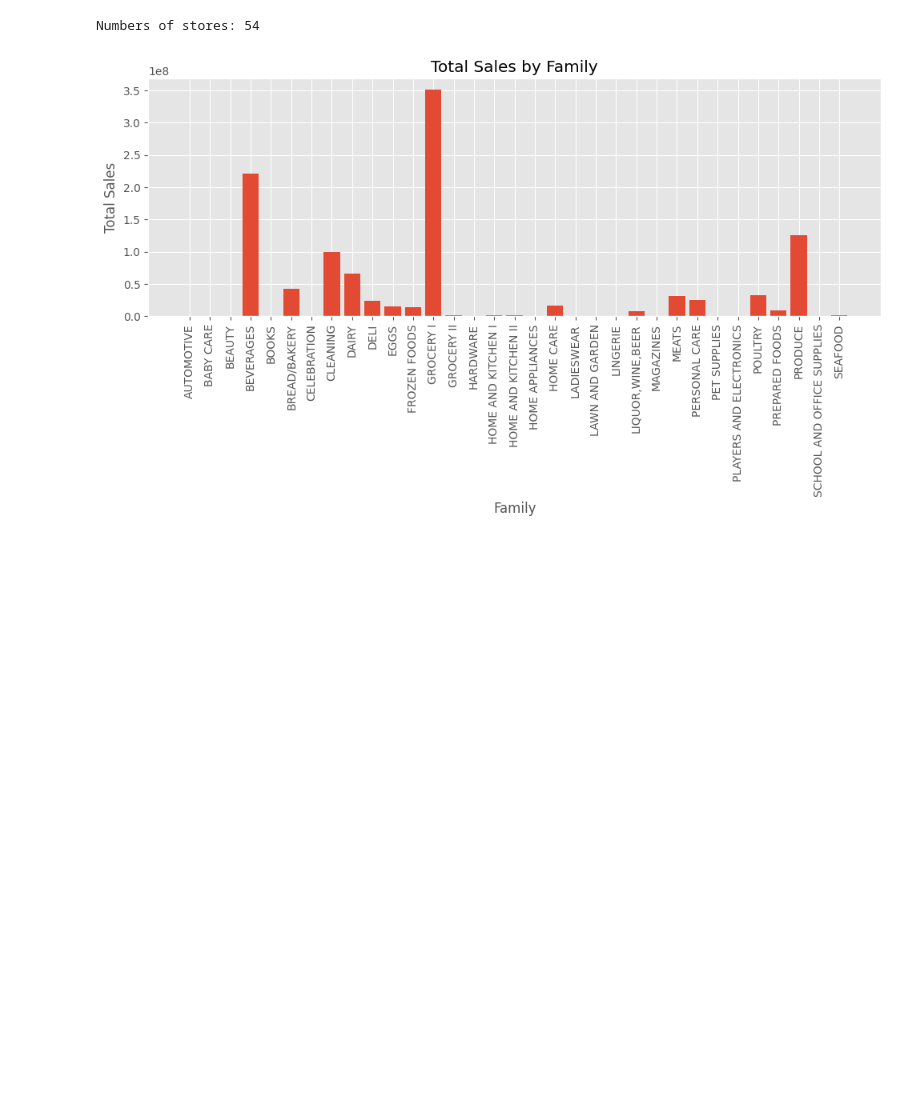
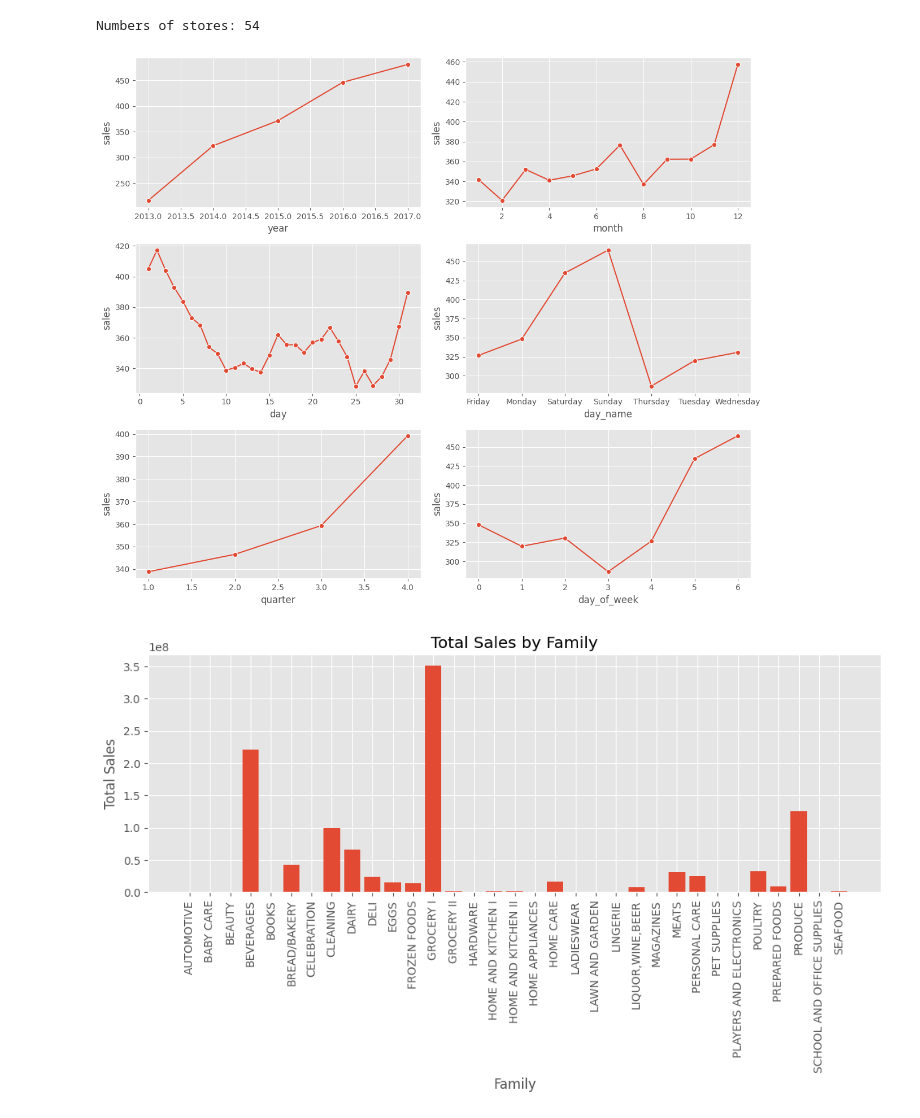
Before and after one commit to Temmybjt/Store-Sales--Time-Series-Forecasting, a Jupyter notebook: Store_Sales_Time_Series_Forecast.ipynb, the cells around one changed output. Cells and saved outputs as stored; diff of their text form; code cells hidden in the pictures; blank space fills up the shorter version.

```diff
--- a/Store_Sales_Time_Series_Forecast.ipynb
+++ b/Store_Sales_Time_Series_Forecast.ipynb
@@ -237,3 +262,18 @@ train['holiday_local'] = train.apply(loc_holiday, axis=1)
 test['holiday_national'] = test.apply(nat_holiday, axis=1)
 test['holiday_regional'] = test.apply(reg_holiday, axis=1)
 test['holiday_local'] = test.apply(loc_holiday, axis=1)
+# %%
+# Convert Date to datetime and create new columns
+def datetime_conversion(df):
+    df['date'] = pd.to_datetime(df["date"], format='%Y-%m-%d')
+    df['year'] = df['date'].dt.year
+    df['month'] = df['date'].dt.month
+    df['day'] = df['date'].dt.day
+    df['day_of_week'] = df['date'].dt.day_of_week
+    df['day_name'] = df['date'].dt.day_name()
+    df['quarter'] = df['date'].dt.quarter
+    return df
+# %%
+# Convert date to datetime for both test and train data
+train = datetime_conversion(train)
+test = datetime_conversion(test)
@@ -253,13 +299,22 @@ Time period covered by the data: 1684 days
 print(f'Numbers of stores: {train.store_nbr.nunique()}')
 # %% [output]
 Numbers of stores: 54
-# %%
-# Convert date to datetime for both test and train data
-train['date'] = pd.to_datetime(train['date'], format='%Y-%m-%d')
-test['date'] = pd.to_datetime(test['date'], format='%Y-%m-%d')
-# %%
-# Add Day of the week
-train['day_of_week'] = train['date'].dt.day_name()
-test['day_of_week'] = test['date'].dt.day_name()
+# %%
+# Trends over time periods
+grouping_columns = ['year', 'month', 'day', 'day_name', 'quarter', 'day_of_week']
+
+fig, axes = plt.subplots(3, 2, figsize=(12, 10))
+axes = axes.flatten()
+
+for ind, column in enumerate(grouping_columns):
+    grouped_data = train.groupby(column)['sales'].mean()
+    grouped_data = pd.DataFrame(grouped_data).reset_index()
+
+    sns.lineplot(data=grouped_data, x=column, y='sales', ax=axes[ind], marker = 'o')
+
+plt.tight_layout()
+plt.show()
+# %% [output]
+[figure, added]
 # %%
 # Total Sales By Family of Products Sold
```
Also changed, not shown: parts of 28 cells of this notebook.
